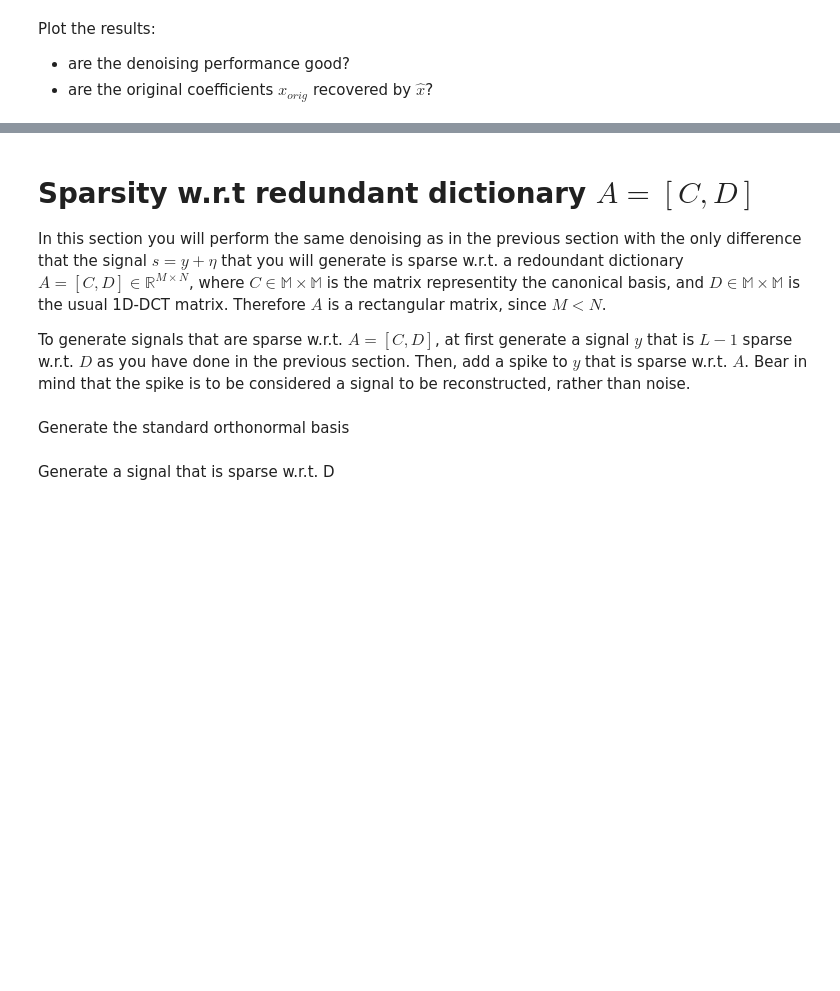
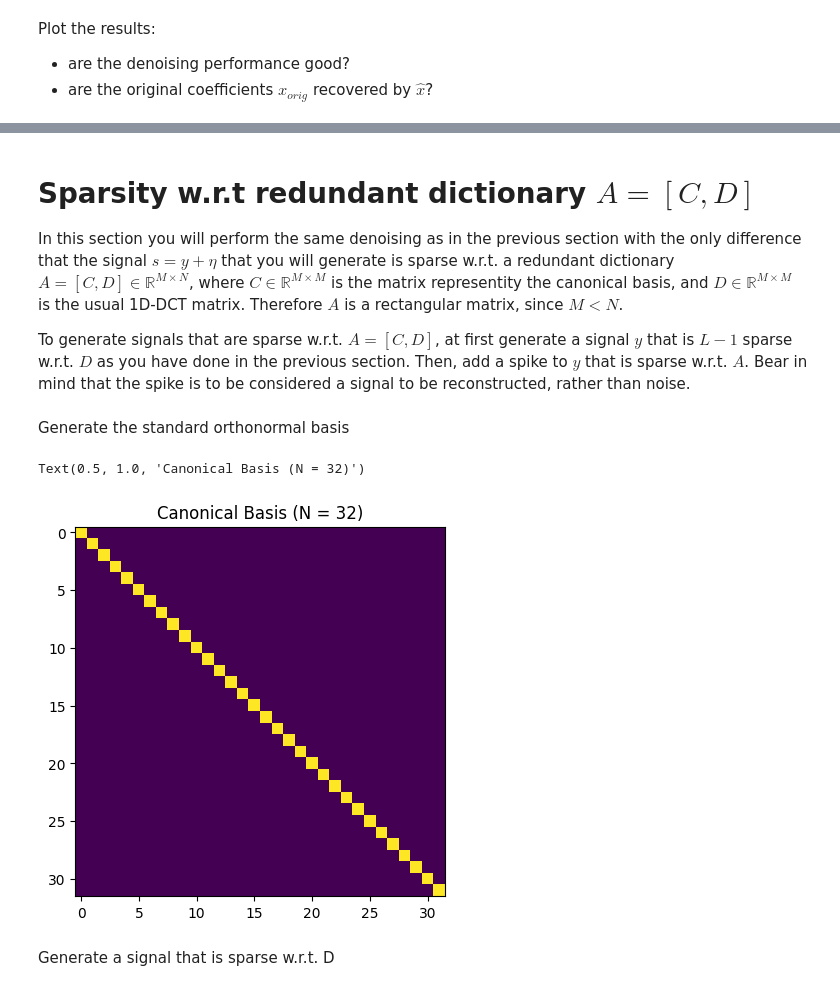
Before and after one commit to Thomas-Fabbris/MMIP-polimi, a Jupyter notebook: Assignments/lecture_4_limitations_of_sparsity.ipynb, the cells around one changed output, grey strips where cells are left out. Drawn from its saved outputs; the diff is of its cells as text; code cells hidden in the pictures; blank space fills up the shorter version.

```diff
--- a/Assignments/lecture_4_limitations_of_sparsity.ipynb
+++ b/Assignments/lecture_4_limitations_of_sparsity.ipynb
@@ -98,18 +138,22 @@ ax[1].legend(['coefficients of s (x)', 'coefficients of y (x_orig)', 'coefficien
 # %% [markdown]
 # Sparsity w.r.t redundant dictionary $A = [C,D]$
 
-In this section you will perform the same denoising as in the previous section with the only difference that the signal $s = y + \eta$ that you will generate is sparse w.r.t. a redoundant dictionary $A=[C, D] \in\mathbb{R}^{M \times N}$, where $C\in\mathbb{M\times M}$ is the matrix representity the canonical basis, and $D\in\mathbb{M\times M}$ is the usual 1D-DCT matrix. Therefore $A$ is a rectangular matrix, since $M < N$.
+In this section you will perform the same denoising as in the previous section with the only difference that the signal $s = y + \eta$ that you will generate is sparse w.r.t. a redundant dictionary $A=[C, D] \in\mathbb{R}^{M \times N}$, where $C\in\mathbb{R}^{M\times M}$ is the matrix representity the canonical basis, and $D\in\mathbb{R}^{M\times M}$ is the usual 1D-DCT matrix. Therefore $A$ is a rectangular matrix, since $M < N$.
 
 To generate signals that are sparse w.r.t. $A=[C, D]$, at first generate a signal $y$ that is $L-1$ sparse w.r.t. $D$ as you have done in the previous section. Then, add a spike to $y$ that is sparse w.r.t. $A$. Bear in mind that the spike is to be considered a signal to be reconstructed, rather than noise.
 # %% [markdown]
 Generate the standard orthonormal basis
 # %%
+C = np.zeros((M, M))
 for i in range(M):
-    C[:, i] =
+    C[i, i] = 1.0
 
 plt.figure(5)
 plt.imshow(C)
-plt.title(f'Canonical basis dimension n = {M}')
+plt.title(f'Canonical Basis (N = {M})')
+# %% [output]
+Text(0.5, 1.0, 'Canonical Basis (N = 32)')
+[figure, added]
 # %% [markdown]
 
 
```
Also changed, not shown: parts of 28 cells of this notebook.
